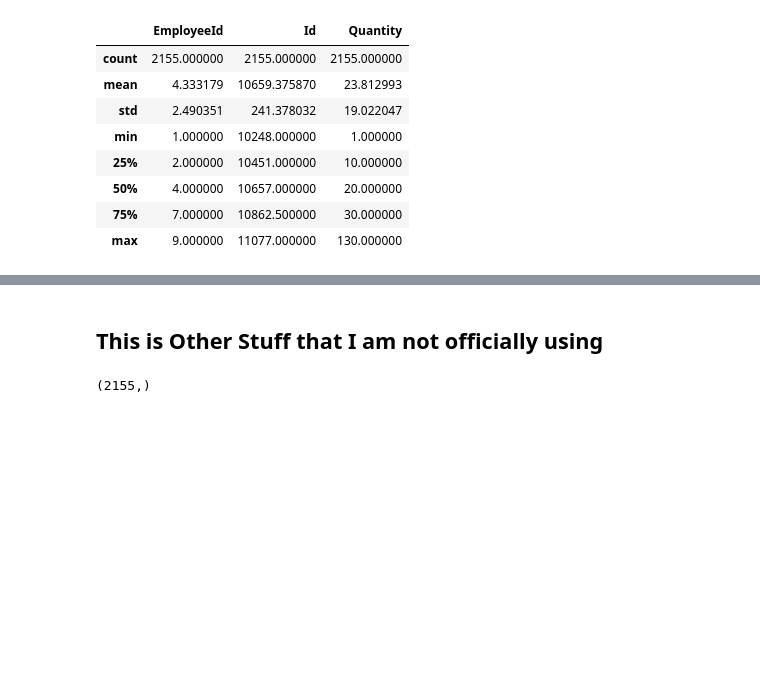
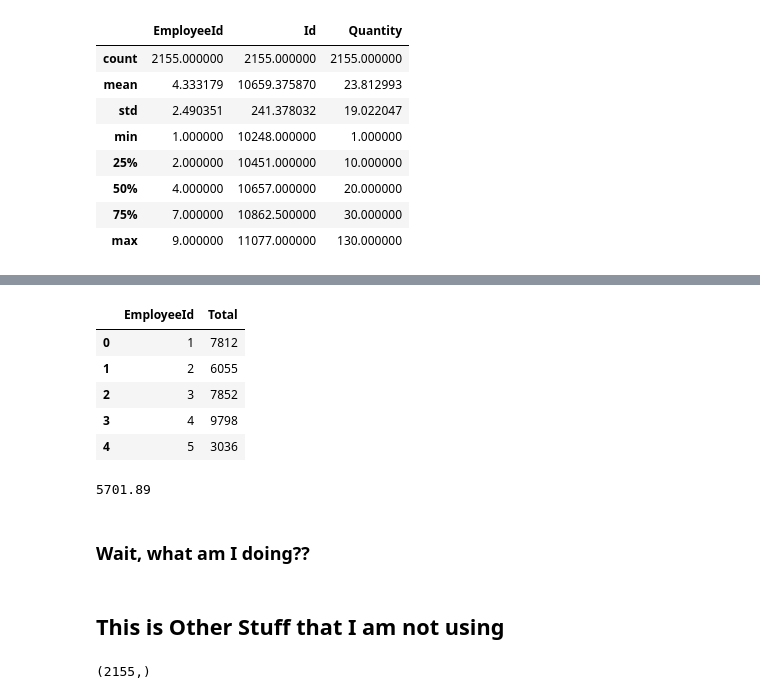
Before and after one commit to MagicMilly/dsc-2-final-project-online-ds-ft-100118, a Jupyter notebook: student.ipynb, the cells around one changed output, grey strips where cells are left out. Saved outputs shown, nothing was run; the diff lists cells and outputs as text; code cells hidden in the pictures; blank space fills up the shorter version.

Commit message:
wait I only have one mean for hypothesis 2

```diff
--- a/student.ipynb
+++ b/student.ipynb
@@ -404,5 +434,23 @@ employee_sales_df.describe()
+# %%
+total_sales_by_employee_df = pd.read_sql_query('SELECT EmployeeId, SUM(OrderDetail.Quantity) AS Total FROM [Order] \
+INNER JOIN OrderDetail ON [Order].Id = OrderDetail.OrderId GROUP BY EmployeeId;', conn)
+total_sales_by_employee_df.head()
+# %% [output]
+|  | EmployeeId | Total |
+| 0 | 1 | 7812 |
+| 1 | 2 | 6055 |
+| 2 | 3 | 7852 |
+| 3 | 4 | 9798 |
+| 4 | 5 | 3036 |
+# %%
+sales_mean = round(total_sales_by_employee_df.Total.mean(), 2)
+sales_mean
+# %% [output]
+5701.89
+# %% [markdown]
+### Wait, what am I doing??
 # %% [markdown]
-## This is Other Stuff that I am not officially using
+## This is Other Stuff that I am not using
 # %%
 X = quantity_discount_df.iloc[:,1].values
 Y = quantity_discount_df.iloc[:,0].values
```
Also changed, not shown: parts of 10 cells of this notebook.
